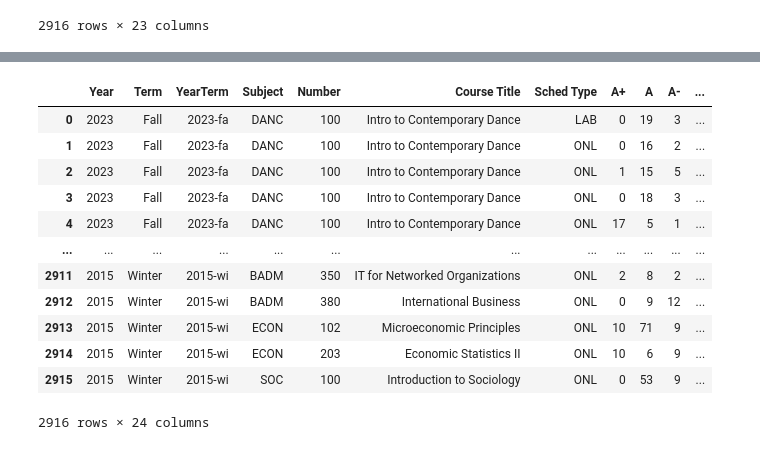
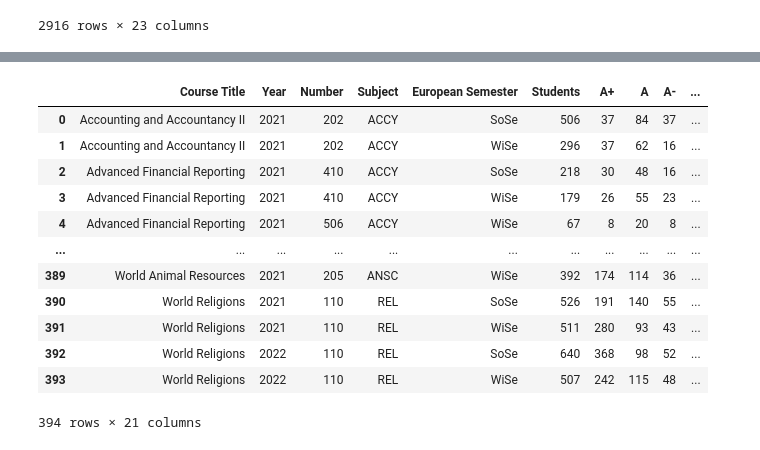
Before and after one commit to RotNils/WAL-StudentsGradesComparedToTemperature, a Jupyter notebook: filter.ipynb, the cells around one changed output, grey strips where cells are left out. Saved outputs shown, nothing was run; the diff lists cells and outputs as text; code cells hidden in the pictures.

Commit message:
additional filterting & mapping to european semester

```diff
--- a/filter.ipynb
+++ b/filter.ipynb
@@ -31,3 +31,27 @@ filtered_gpa_data
 | 2914 | 2015 | Winter | 2015-wi | ECON | 203 | Economic Statistics II | ONL | 10 | 6 | 9 | ... |
 | 2915 | 2015 | Winter | 2015-wi | SOC | 100 | Introduction to Sociology | ONL | 0 | 53 | 9 | ... |
 2916 rows × 23 columns
+# %%
+# Accumulate Spring & Summer / Fall & Winter for each course to represent the european semesters
+
+# Create a new column for European semester
+def map_to_european_semester(term):
+    if term in ['Spring', 'Summer']:
+        return 'SoSe'
+    elif term in ['Fall', 'Winter']:
+        return 'WiSe'
+    else:
+        return term
+
+filtered_gpa_data['European Semester'] = filtered_gpa_data['Term'].apply(map_to_european_semester)
+grade_columns = ['A+', 'A', 'A-', 'B+', 'B', 'B-', 'C+', 'C', 'C-', 'D+', 'D', 'D-', 'F', 'W']
+
+# Group by the new semester column and the primary key columns
+european_semester = filtered_gpa_data.groupby(['Course Title', 'Year', 'Number', 'Subject', 'European Semester']).agg({
+    'Students': 'sum',
+    **{grade: 'sum' for grade in grade_columns}
+}).reset_index()
+
+european_semester.to_csv('european_semester.csv', index=False)
+
+european_semester
@@ -34,40 +72,42 @@ filtered_gpa_data
 # %%
 # Define a dictionary to map letter grades to numeric values
-grade_mapping = {'A+': 1.0, 'A': 1.0, 'A-': 1.3, 'B+': 1.7, 'B': 2.0, 'B-': 2.3, 'C+': 2.7, 'C': 3.0, 'C-': 3.3, 'D+': 3.7, 'D': 4.0, 'D-': 4.3, 'F': 5.0}
+grade_mapping = {'A+': 1.0, 'A': 1.0, 'A-': 1.3, 'B+': 1.7, 'B': 2.0, 'B-': 2.3, 'C+': 2.7, 'C': 3.0, 'C-': 3.3, 'D+': 3.7, 'D':3.7, 'D-': 4.0, 'F': 5.0}
 
 # Calculate the total numeric grade for each row
-filtered_gpa_data['Average Numeric Grade'] = (
+european_semester['Average Numeric Grade'] = (
     (filtered_gpa_data['A+'] * grade_mapping['A+'] +
     filtered_gpa_data['A'] * grade_mapping['A'] +
     filtered_gpa_data['A-'] * grade_mapping['A-'] +
     filtered_gpa_data['B+'] * grade_mapping['B+'] +
     filtered_gpa_data['B'] * grade_mapping['B'] +
     filtered_gpa_data['B-'] * grade_mapping['B-'] +
     filtered_gpa_data['C+'] * grade_mapping['C+'] +
     filtered_gpa_data['C'] * grade_mapping['C'] +
     filtered_gpa_data['C-'] * grade_mapping['C-'] +
     filtered_gpa_data['D+'] * grade_mapping['D+'] +
     filtered_gpa_data['D'] * grade_mapping['D'] +
     filtered_gpa_data['D-'] * grade_mapping['D-'] +
     filtered_gpa_data['F'] * grade_mapping['F'] )
     / filtered_gpa_data[['A+', 'A', 'A-', 'B+', 'B', 'B-', 'C+', 'C', 'C-', 'D+', 'D', 'D-', 'F']].sum(axis=1)
 )
 
 
 # Calculate the average numeric grade for each row
 
-filtered_gpa_data
+european_semester.to_csv('european_semester_avg.csv', index=False)
+
+european_semester
 # %% [output]
-|  | Year | Term | YearTerm | Subject | Number | Course Title | Sched Type | A+ | A | A- | ... |
-| 0 | 2023 | Fall | 2023-fa | DANC | 100 | Intro to Contemporary Dance | LAB | 0 | 19 | 3 | ... |
-| 1 | 2023 | Fall | 2023-fa | DANC | 100 | Intro to Contemporary Dance | ONL | 0 | 16 | 2 | ... |
-| 2 | 2023 | Fall | 2023-fa | DANC | 100 | Intro to Contemporary Dance | ONL | 1 | 15 | 5 | ... |
-| 3 | 2023 | Fall | 2023-fa | DANC | 100 | Intro to Contemporary Dance | ONL | 0 | 18 | 3 | ... |
-| 4 | 2023 | Fall | 2023-fa | DANC | 100 | Intro to Contemporary Dance | ONL | 17 | 5 | 1 | ... |
-| ... | ... | ... | ... | ... | ... | ... | ... | ... | ... | ... | ... |
-| 2911 | 2015 | Winter | 2015-wi | BADM | 350 | IT for Networked Organizations | ONL | 2 | 8 | 2 | ... |
-| 2912 | 2015 | Winter | 2015-wi | BADM | 380 | International Business | ONL | 0 | 9 | 12 | ... |
-| 2913 | 2015 | Winter | 2015-wi | ECON | 102 | Microeconomic Principles | ONL | 10 | 71 | 9 | ... |
-| 2914 | 2015 | Winter | 2015-wi | ECON | 203 | Economic Statistics II | ONL | 10 | 6 | 9 | ... |
-| 2915 | 2015 | Winter | 2015-wi | SOC | 100 | Introduction to Sociology | ONL | 0 | 53 | 9 | ... |
+|  | Course Title | Year | Number | Subject | European Semester | Students | A+ | A | A- | ... |
+| 0 | Accounting and Accountancy II | 2021 | 202 | ACCY | SoSe | 506 | 37 | 84 | 37 | ... |
+| 1 | Accounting and Accountancy II | 2021 | 202 | ACCY | WiSe | 296 | 37 | 62 | 16 | ... |
+| 2 | Advanced Financial Reporting | 2021 | 410 | ACCY | SoSe | 218 | 30 | 48 | 16 | ... |
+| 3 | Advanced Financial Reporting | 2021 | 410 | ACCY | WiSe | 179 | 26 | 55 | 23 | ... |
+| 4 | Advanced Financial Reporting | 2021 | 506 | ACCY | WiSe | 67 | 8 | 20 | 8 | ... |
+| ... | ... | ... | ... | ... | ... | ... | ... | ... | ... | ... |
+| 389 | World Animal Resources | 2021 | 205 | ANSC | WiSe | 392 | 174 | 114 | 36 | ... |
+| 390 | World Religions | 2021 | 110 | REL | SoSe | 526 | 191 | 140 | 55 | ... |
+| 391 | World Religions | 2021 | 110 | REL | WiSe | 511 | 280 | 93 | 43 | ... |
+| 392 | World Religions | 2022 | 110 | REL | SoSe | 640 | 368 | 98 | 52 | ... |
+| 393 | World Religions | 2022 | 110 | REL | WiSe | 507 | 242 | 115 | 48 | ... |
-2916 rows × 24 columns
+394 rows × 21 columns
```
Also changed, not shown: parts of 1 cell of this notebook, 3 other files.
